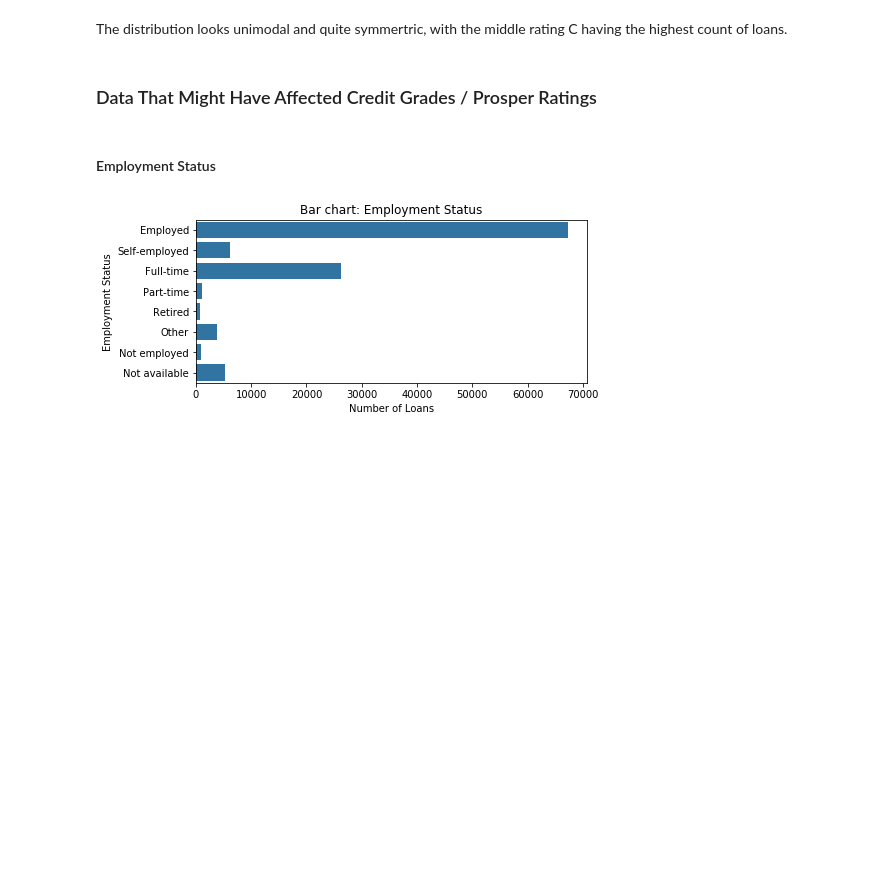
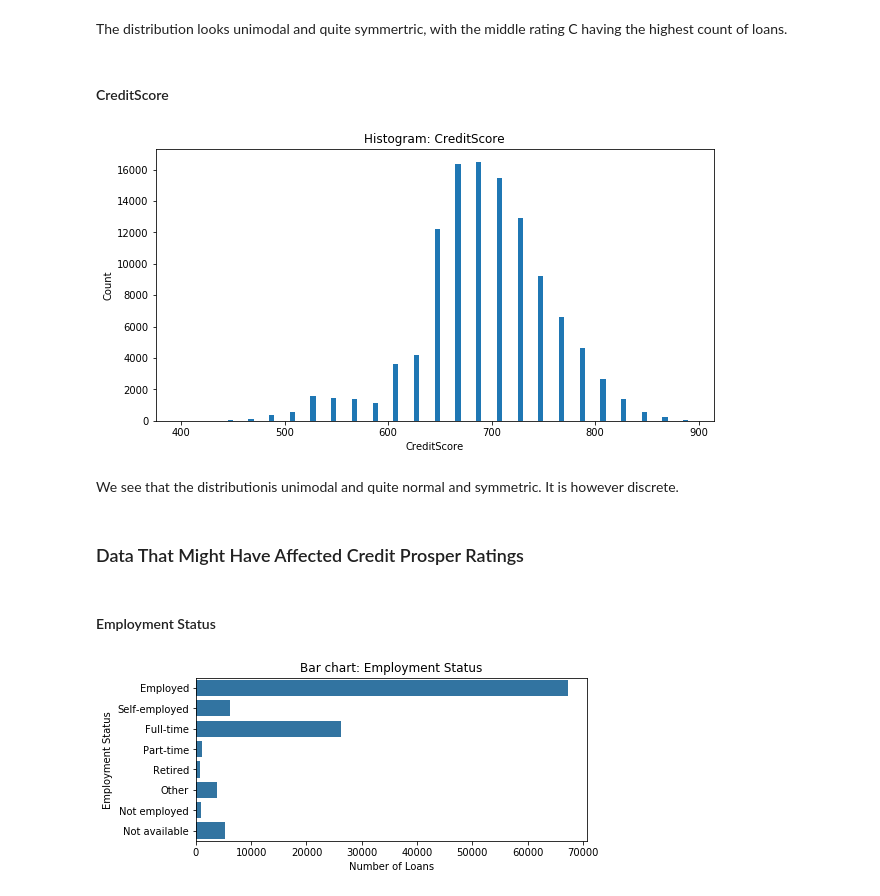
Before and after one commit to trulsmoller/communicate_data_findings, a Jupyter notebook: Exploration-of_Prosper-loan-data.ipynb, the cells around one changed output. Saved outputs shown, nothing was run; the diff lists cells and outputs as text; code cells hidden in the pictures; blank space fills up the shorter version.

```diff
--- a/Exploration-of_Prosper-loan-data.ipynb
+++ b/Exploration-of_Prosper-loan-data.ipynb
@@ -662,7 +736,22 @@ plt.xlabel("Prosper Rating");
 # %% [markdown]
 The distribution looks unimodal and quite symmertric, with the middle rating C having the highest count of loans.
+# %% [markdown]
+#### CreditScore
+# %%
+bins = np.arange(400, df['CreditScore'].max() + 5, 5)
+plt.subplots(figsize = [10,5])
+
+plt.hist(df['CreditScore'], bins = bins)
+
+plt.xlabel("CreditScore")
+plt.ylabel("Count")
+plt.title("Histogram: CreditScore");
+# %% [output]
+[figure, added]
+# %% [markdown]
+We see that the distributionis unimodal and quite normal and symmetric. It is however discrete.
 # %% [markdown]
-### Data That Might Have Affected Credit Grades / Prosper Ratings
+### Data That Might Have Affected Credit Prosper Ratings
 # %% [markdown]
 #### Employment Status
 # %%
```
Also changed, not shown: parts of 91 cells of this notebook.
